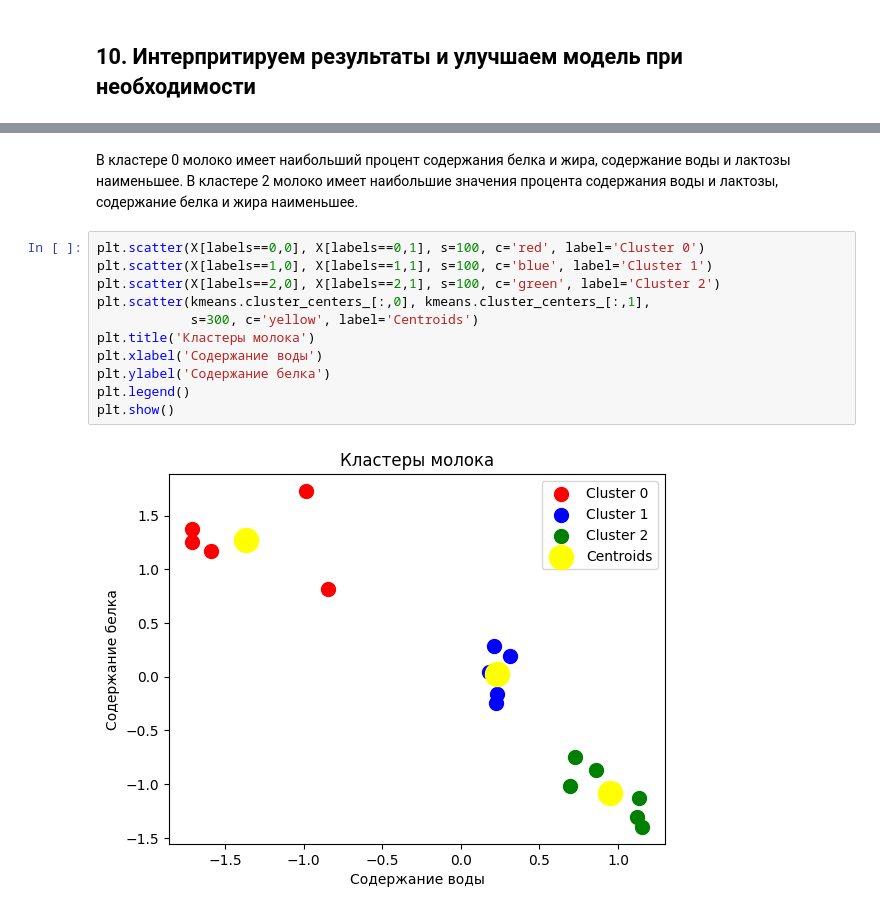
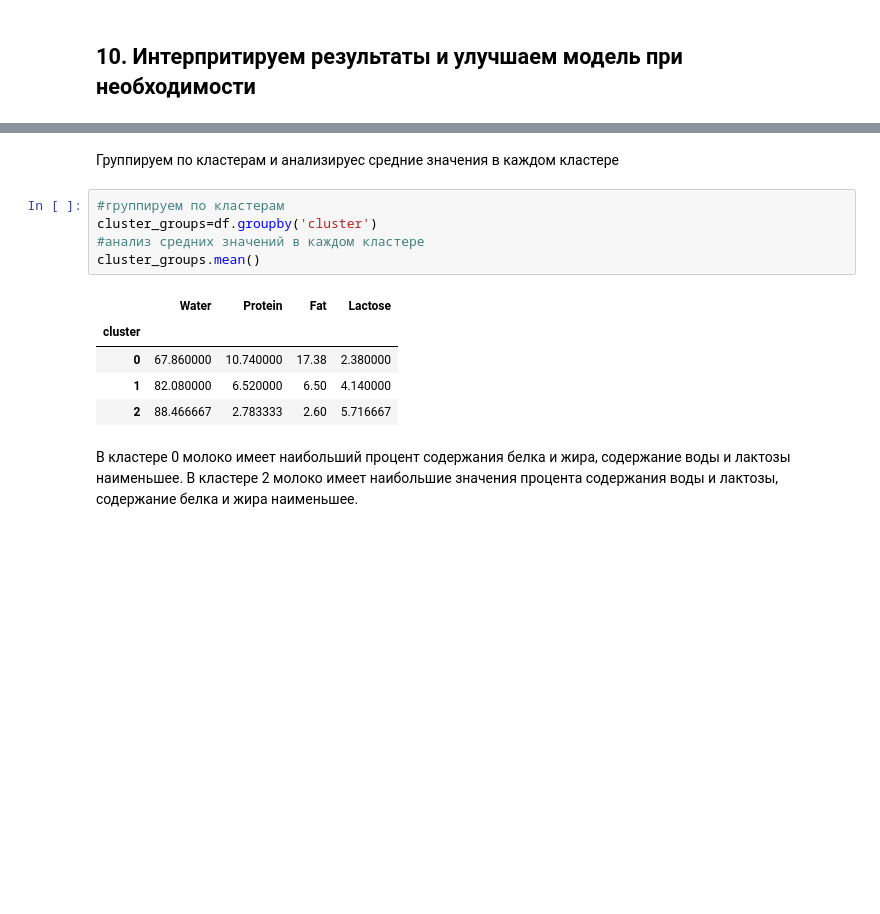
Before and after one commit to oldeyy/Machine-Learning, a Jupyter notebook: ЛР5.ipynb, the cells around one changed output, grey strips where cells are left out. Saved outputs shown, nothing was run; the diff lists cells and outputs as text; blank space fills up the shorter version.

```diff
--- a/ЛР5.ipynb
+++ b/ЛР5.ipynb
@@ -184,16 +177,16 @@ df.groupby('Label').mean()
+# %% [markdown]
+Группируем по кластерам и анализируес средние значения в каждом кластере
+# %%
+#группируем по кластерам
+cluster_groups=df.groupby('cluster')
+#анализ средних значений в каждом кластере
+cluster_groups.mean()
+# %% [output]
+|  | Water | Protein | Fat | Lactose |
+| cluster |  |  |  |  |
+| 0 | 67.860000 | 10.740000 | 17.38 | 2.380000 |
+| 1 | 82.080000 | 6.520000 | 6.50 | 4.140000 |
+| 2 | 88.466667 | 2.783333 | 2.60 | 5.716667 |
 # %% [markdown]
 В кластере 0 молоко имеет наибольший процент содержания белка и жира, содержание воды и лактозы наименьшее.
 В кластере 2 молоко имеет наибольшие значения процента содержания воды и лактозы, содержание белка и жира наименьшее.
-# %%
-plt.scatter(X[labels==0,0], X[labels==0,1], s=100, c='red', label='Cluster 0')
-plt.scatter(X[labels==1,0], X[labels==1,1], s=100, c='blue', label='Cluster 1')
-plt.scatter(X[labels==2,0], X[labels==2,1], s=100, c='green', label='Cluster 2')
-plt.scatter(kmeans.cluster_centers_[:,0], kmeans.cluster_centers_[:,1],
-            s=300, c='yellow', label='Centroids')
-plt.title('Кластеры молока')
-plt.xlabel('Содержание воды')
-plt.ylabel('Содержание белка')
-plt.legend()
-plt.show()
-# %% [output]
-[figure, removed]
```
Also changed, not shown: parts of 11 cells of this notebook.
